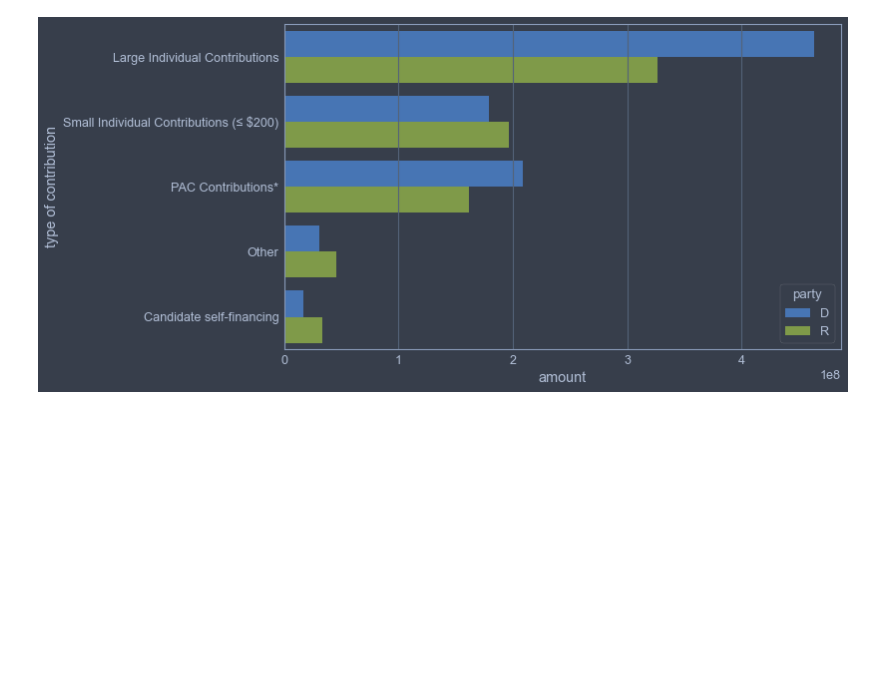
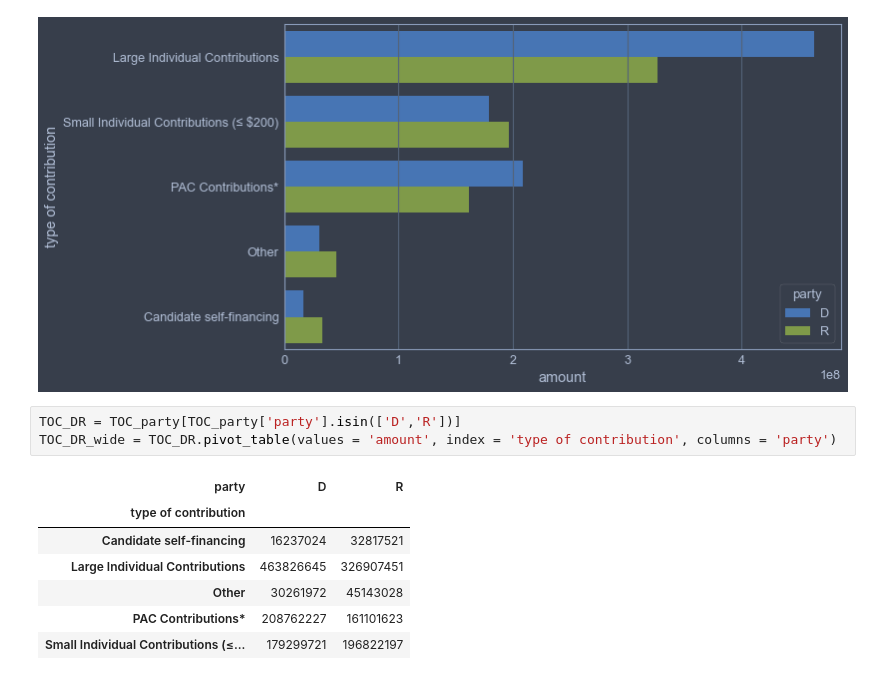
Before and after one commit to nss-data-science-cohort-5/webscraping_open_secrets-silver-sloths-2, a Jupyter notebook: notebooks/joshua/jrr_05b_webscraping_sof_analysis.ipynb, the cells around one changed output. Drawn from its saved outputs; the diff is of its cells as text; blank space fills up the shorter version.

```diff
--- a/notebooks/joshua/jrr_05b_webscraping_sof_analysis.ipynb
+++ b/notebooks/joshua/jrr_05b_webscraping_sof_analysis.ipynb
@@ -93,3 +87,14 @@ sns.barplot(y = 'type of contribution',
            );
 # %% [output]
 [figure]
+# %%
+TOC_DR = TOC_party[TOC_party['party'].isin(['D','R'])]
+TOC_DR_wide = TOC_DR.pivot_table(values = 'amount', index = 'type of contribution', columns = 'party')
+# %% [output]
+| party | D | R |
+| type of contribution |  |  |
+| Candidate self-financing | 16237024 | 32817521 |
+| Large Individual Contributions | 463826645 | 326907451 |
+| Other | 30261972 | 45143028 |
+| PAC Contributions* | 208762227 | 161101623 |
+| Small Individual Contributions (≤... | 179299721 | 196822197 |
```
Also changed, not shown: parts of 7 cells of this notebook, 5 other files.
